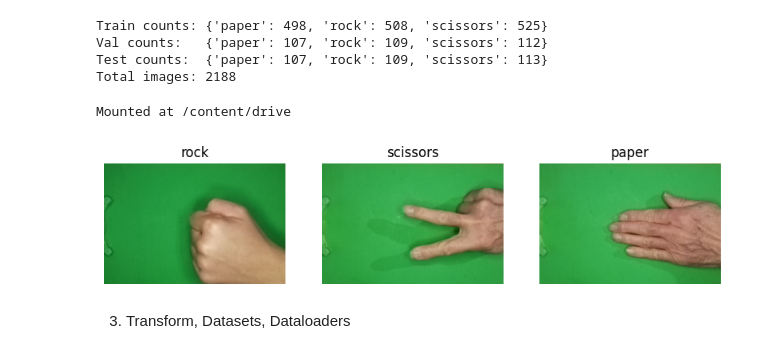
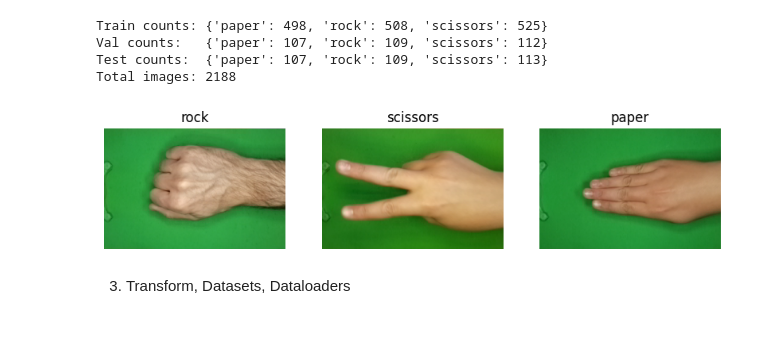
Before and after one commit to isabellacadisco/rps-image-classification, a Jupyter notebook: RPS_mock.ipynb, the cells around one changed output. Drawn from its saved outputs; the diff is of its cells as text; code cells hidden in the pictures.

Commit message:
local setup test

```diff
--- a/RPS_mock.ipynb
+++ b/RPS_mock.ipynb
@@ -57,7 +126,7 @@ Downloading rockpaperscissors.zip to /content
 # inspect structure
 import os
 from PIL import Image
-data_dir = "data_rps/rps-cv-images"  # main folder containing rock/paper/scissors
+data_dir = r"data\data_rps/rps-cv-images"  # main folder containing rock/paper/scissors
 classes = [d for d in os.listdir(data_dir) if os.path.isdir(os.path.join(data_dir, d))]
 print(f"Classes found: {classes}\n")
 # %% [output]
@@ -103,8 +172,8 @@ plt.show()
 import os
 
 # Percorsi delle due directory
-dir1 = "data_rps"
-dir2 = "data_rps/rps-cv-images"
+dir1 = r"data\data_rps"
+dir2 = r"data\data_rps/rps-cv-images"
 
 # Classi da confrontare
 classes = ["paper", "rock", "scissors"]
@@ -294,10 +474,8 @@ Val counts:   {'paper': 107, 'rock': 109, 'scissors': 112}
 Test counts:  {'paper': 107, 'rock': 109, 'scissors': 113}
 Total images: 2188
 # %%
-from google.colab import drive
-drive.mount('/content/drive')
+#from google.colab import drive
+#drive.mount('/content/drive')
-# %% [output]
-Mounted at /content/drive
 # %%
 # EXECUTE ONLY FIRST TIME, THEN TAKE DATA FROM DRIVE
 # copy to drive train, val, test
@@ -311,19 +489,22 @@ Mounted at /content/drive
 classes = ['rock', 'scissors', 'paper']
 from PIL import Image
 # %%
-# Visualize examples from drive
-processed_dir_from_drive = "/content/drive/MyDrive/RPS-data/processed/val"
+# use it as test for processed data locally
+# #Visualize examples from drive
+#processed_dir_from_drive = #"/content/drive/MyDrive/RPS-data/processed/val"
+
+processed_dir_from_drive = r"data\processed\val"
 
 fig, axs = plt.subplots(1, 3, figsize=(10, 4))
 for i, cls in enumerate(classes):
     img_path = os.path.join(processed_dir_from_drive, cls, os.listdir(os.path.join(processed_dir_from_drive, cls))[0])
     axs[i].imshow(Image.open(img_path))
     axs[i].set_title(cls)
     axs[i].axis("off")
 
 plt.show()
 # %% [output]
-[figure, old version]
+[figure, new version]
 # %% [markdown]
 3) Transform, Datasets, Dataloaders
 # %%
```
Also changed, not shown: parts of 40 cells of this notebook, 3 other files.
